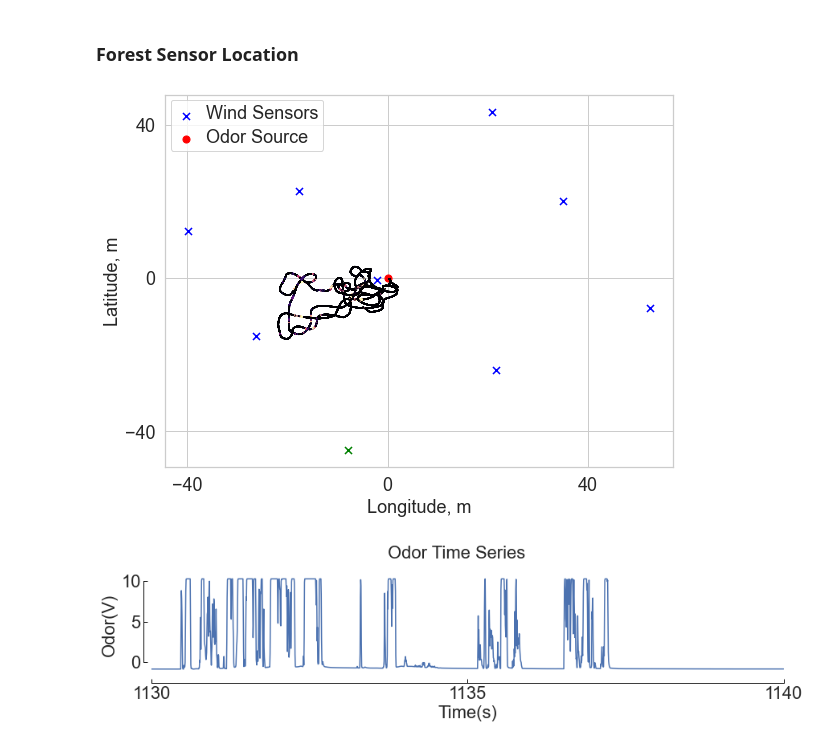
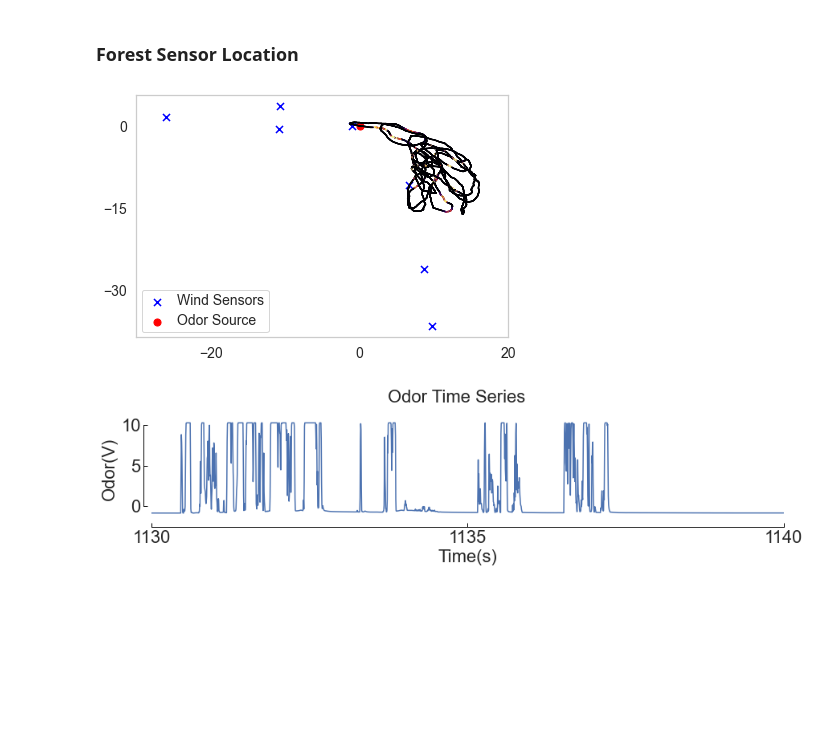
Before and after one commit to arunavanag591/odor_analysis, a Jupyter notebook: data_exploration/gpsAnalysis.ipynb, the cells around one changed output. Cells and saved outputs as stored; diff of their text form; code cells hidden in the pictures; blank space fills up the shorter version.

```diff
--- a/data_exploration/gpsAnalysis.ipynb
+++ b/data_exploration/gpsAnalysis.ipynb
@@ -337,3 +335,6 @@ odor=forest
+# %%
+odor=pd.read_hdf('~/Documents/Myfiles/DataAnalysis/data/Sprints/HighRes/Forest/ForestDataJuly_S1.h5')
+loc=pd.read_hdf('~/Documents/Myfiles/DataAnalysis/data/ForestSensorLocations.h5')
 # %%
 from shapely.geometry import Point
 from geopy import distance
@@ -362,34 +363,43 @@ geodf.insert(4,'xsrc',xfromsrc)
 
 yfromsrc = geodf.y-u[1]
 geodf.insert(5,'ysrc', yfromsrc)
+# %%
+traj=geodf
+# %%
+traj.xsrc=traj.xsrc+8
+# %%
+traj.ysrc = traj.ysrc-8
 # %%
-f,ax = plt.subplots(1,1, figsize=(8,6))
+f,ax = plt.subplots(1,1, figsize=(6,4))
 
 ax.scatter(loc.xsrc, loc.ysrc, marker ='x', s=50, color="blue", label="Wind Sensors")
 # ax.scatter(dataframe.xsrc[4], dataframe.ysrc[4], facecolors='none', edgecolors='r', s=200)
 ax.scatter(0,0, s=50, color="red", label="Odor Source")
-ax.scatter(-8,-45,  marker='x', s=50, color="green")
-ax.scatter(traj.xsrc, traj.ysrc, c=traj.odor, cmap='magma', s=0.2)
-ax.set_xlabel('Longitude, m')
-ax.set_ylabel('Latitude, m')
-# ax.grid(False)
+# ax.scatter(-8,-45,  marker='x', s=70, color="green")
+ax.scatter(traj.xsrc[100000:150000], traj.ysrc[100000:150000], c=traj.odor[100000:150000], cmap='inferno', s=0.2,alpha=0.2)
+# ax.set_xlabel('Longitude, m')
+# ax.set_ylabel('Latitude, m')
+ax.grid(False)
 ax.ticklabel_format(useOffset=False)
 ax.yaxis.set_major_locator(MaxNLocator(3))
 ax.xaxis.set_major_locator(MaxNLocator(3))
+# ax.set_xticks([])
+# ax.set_yticks([])
+ax.set_xlim(-30,20)
 
 # ax.annotate('', xy=(0, 0),  xycoords='data',
 #             xytext=(0.8, 0.95), textcoords='axes fraction',
 #             arrowprops=dict(facecolor='black', shrink=0.09),
 #             horizontalalignment='right', verticalalignment='top',
 #             )
 
 # f.suptitle("Wind Station Location")
-ax.legend(loc='upper left',fancybox=True, shadow=False)
+ax.legend(loc='lower left',fancybox=True, shadow=False)
 f.tight_layout()
-figurefirst.mpl_functions.set_fontsize(f, 18)
-# f.savefig('../../Figure/WindSensorSetup.jpeg', dpi=300, bbox_inches = "tight")
+figurefirst.mpl_functions.set_fontsize(f, 14)
+f.savefig('../../Figure/Paper/ForestSetup.jpeg', dpi=300, bbox_inches = "tight")
 # %% [output]
-[figure, old version]
+[figure, new version]
 # %%
 # dt=df.master_time[1]-df.master_time[0]
 
```
Also changed, not shown: parts of 8 cells of this notebook, 6 other files.
